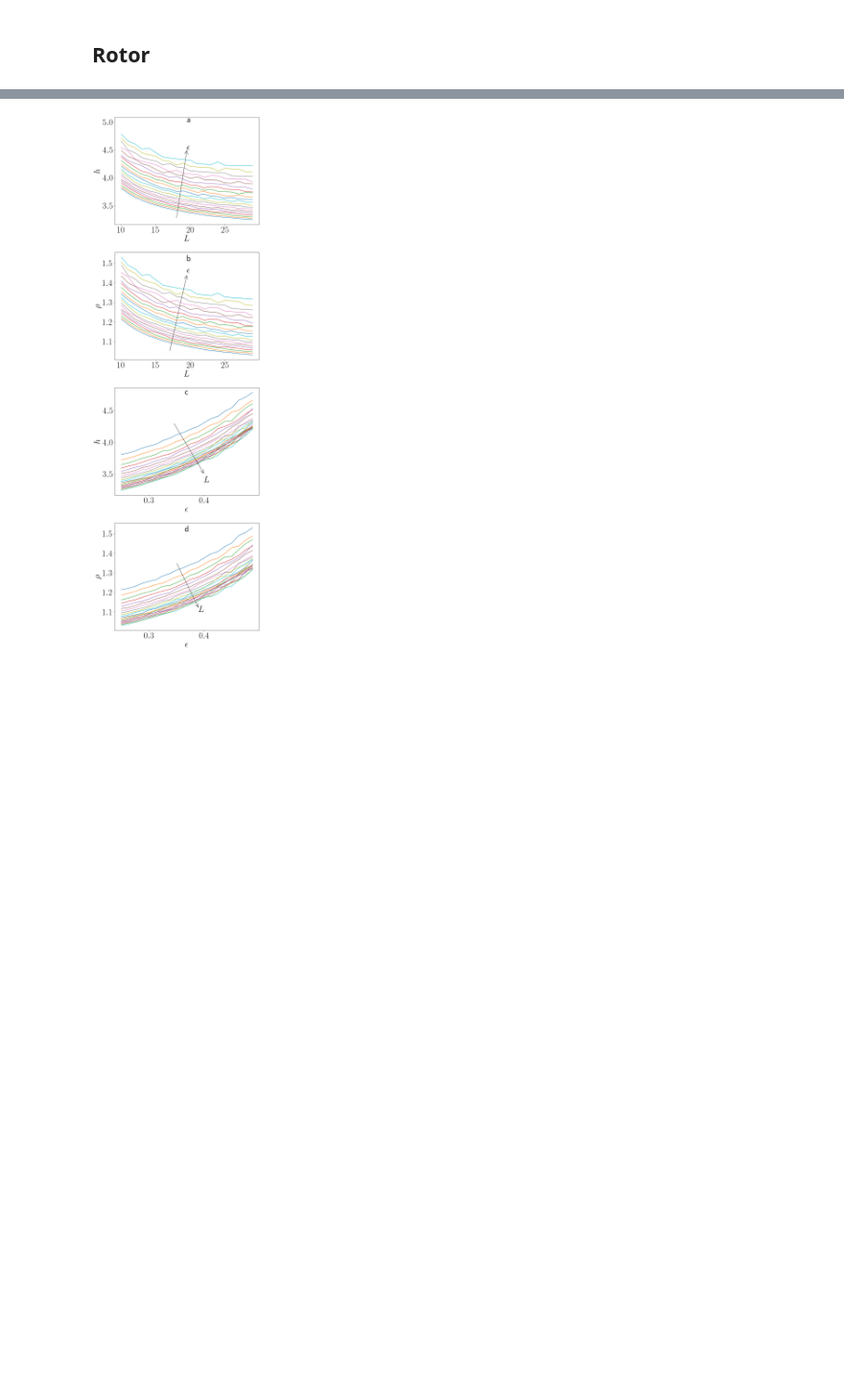
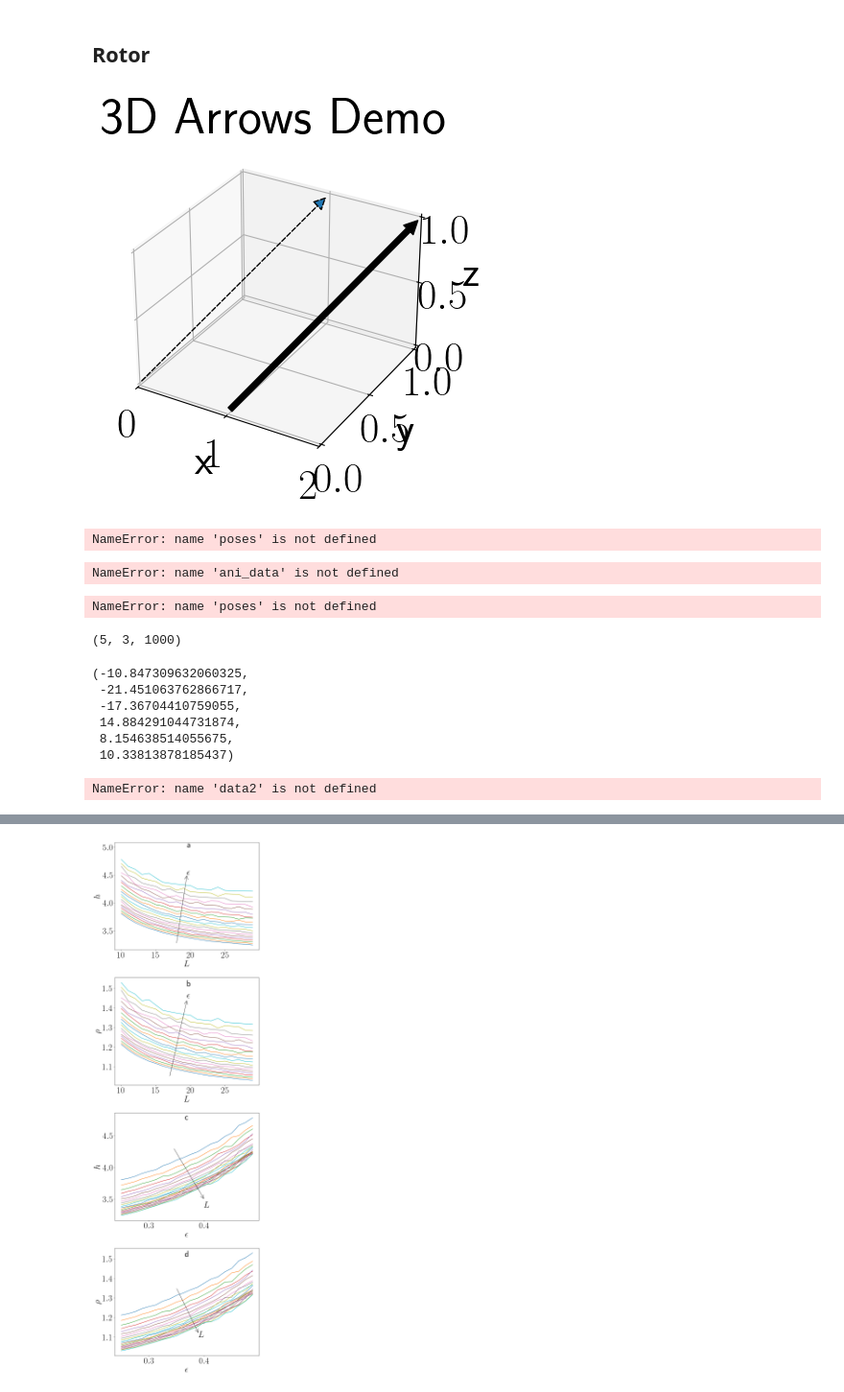
Before and after one commit to alireza-astane/starSwimmer3D, a Jupyter notebook: swimmerProject/phase2.ipynb, the cells around one changed output, grey strips where cells are left out. Shown at 96% size. Cells and saved outputs as stored; diff of their text form; code cells hidden in the pictures; blank space fills up the shorter version.

```diff
--- a/swimmerProject/phase2.ipynb
+++ b/swimmerProject/phase2.ipynb
@@ -664,0 +709,21 @@ plt.show()
+# %%
+fig = plt.figure()
+ax = fig.add_subplot(111, projection='3d')
+ax.set_xlim(0,2)
+ax.arrow3D(0,0,0,
+           1,1,1,
+           mutation_scale=20,
+           arrowstyle="-|>",
+           linestyle='dashed')
+ax.arrow3D(1,0,0,
+           1,1,1,
+           mutation_scale=20,
+           ec ='black',
+           fc='black')
+ax.set_title('3D Arrows Demo')
+ax.set_xlabel('x')
+ax.set_ylabel('y')
+ax.set_zlabel('z')
+fig.tight_layout()
+# %% [output]
+[figure, added]
@@ -664,0 +850,35 @@ plt.show()
+# %%
+poses[-1] - poses[0]
+# %% [output]
+NameError: name 'poses' is not defined
+# %%
+ani_data[0,:,-1] - ani_data[0,:,0]
+# %% [output]
+NameError: name 'ani_data' is not defined
+# %%
+poses.shape
+totalRotation
+rotated = np.eye(3)
+ani_data = np.zeros((5,3,1000))
+for i in range(1000):
+    ani_data[:,:,i] = (rotated @ r0.T).T + poses[i]
+    rotated = totalRotation @ rotated
+# %% [output]
+NameError: name 'poses' is not defined
+# %%
+ani_data.shape
+# %% [output]
+(5, 3, 1000)
+# %%
+ani_data[:,0,:].min(),ani_data[:,1,:].min(),ani_data[:,2,:].min(),ani_data[:,0,:].max(),ani_data[:,1,:].max(),ani_data[:,2,:].max()
+# %% [output]
+(-10.847309632060325,
+ -21.451063762866717,
+ -17.36704410759055,
+ 14.884291044731874,
+ 8.154638514055675,
+ 10.33813878185437)
+# %%
+data2.shape
+# %% [output]
+NameError: name 'data2' is not defined
```
Also changed, not shown: parts of 17 cells of this notebook, 29 other files.
